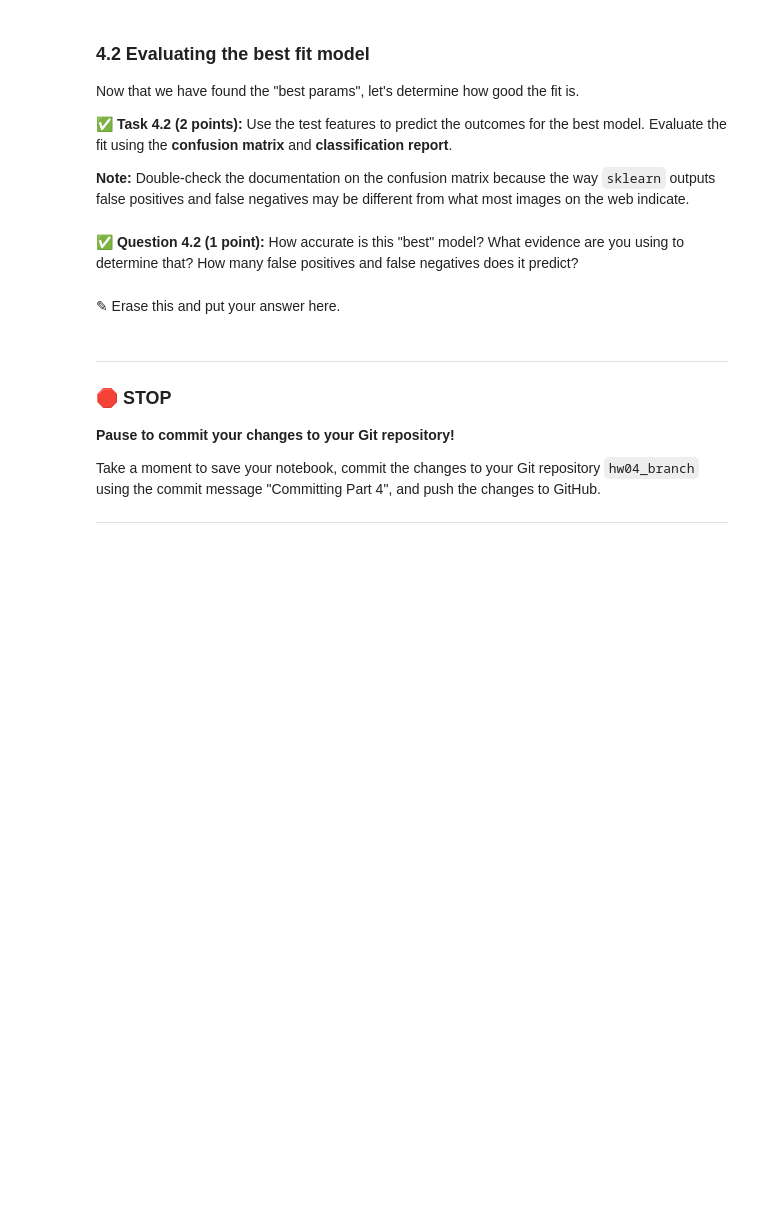
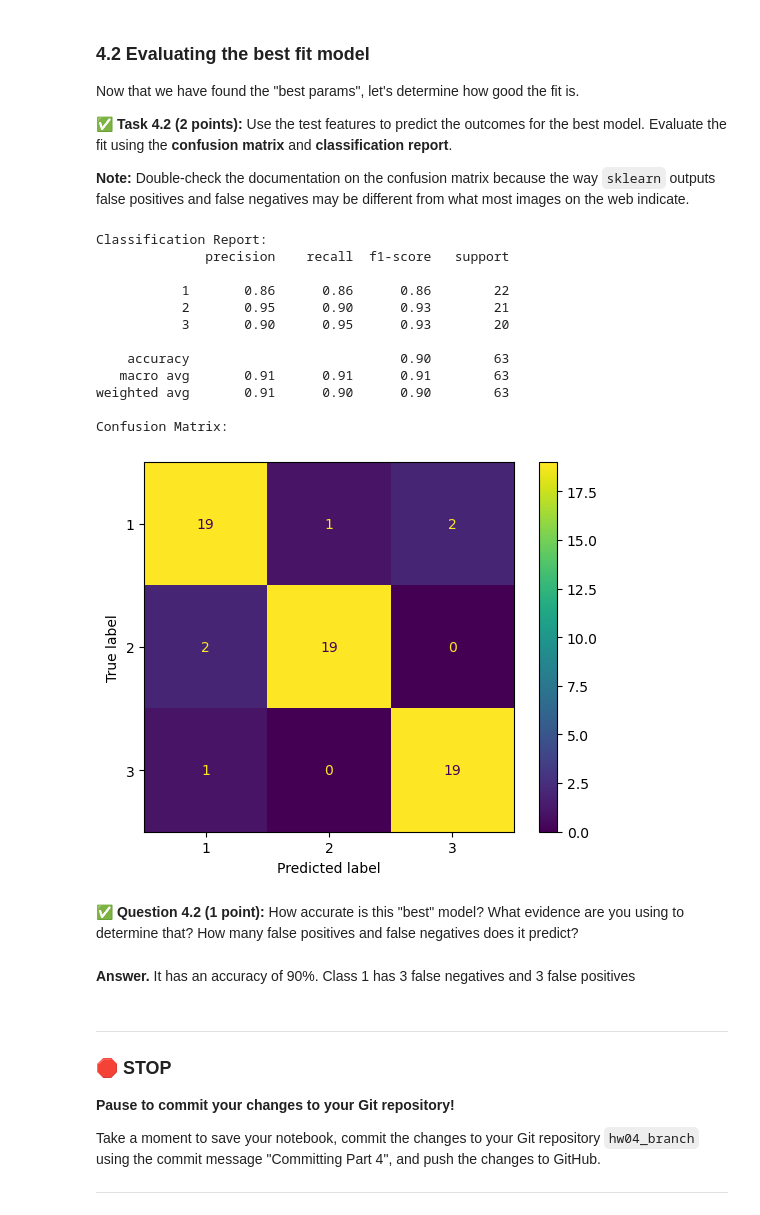
Before and after one commit to nathanjtaylor/CMSE202-f24-turnin, a Jupyter notebook: hw-04/hw-04.ipynb, the cells around one changed output. Cells and saved outputs as stored; diff of their text form; code cells hidden in the pictures; blank space fills up the shorter version.

```diff
--- a/hw-04/hw-04.ipynb
+++ b/hw-04/hw-04.ipynb
@@ -260,0 +260,15 @@ At this point, we have fit one model and determined it's performance, but is it
+# %%
+# Put your code here
+"""
+param_grid = {'C': [0.1, 1.0, 10.0, 100.0, 1000.0,],
+              'kernel': ['linear','rbf','sigmoid'],
+              'gamma': [0.01, 0.1, 1.0, 10.0]}
+"""
+param_grid = {'C': [10.0],
+              'kernel': ['linear', 'sigmoid', 'rbf'],
+              'gamma': [10.0]}
+
+clf = GridSearchCV(SVC(class_weight='balanced'), param_grid, n_jobs= -1)
+clf = clf.fit(feature_train, label_train)
+print("Best estimator found by grid search:")
+print(clf.best_params_)
@@ -275,7 +290,29 @@ Now that we have found the "best params", let's determine how good the fit is.
+# %%
+# Put your code here
+test_pred = clf.predict(feature_test)
+
+print("Classification Report:")
+print(classification_report(label_test, test_pred))
+print("Confusion Matrix:")
+ConfusionMatrixDisplay.from_estimator(clf, feature_test, label_test);
+# %% [output]
+Classification Report:
+              precision    recall  f1-score   support
+
+           1       0.86      0.86      0.86        22
+           2       0.95      0.90      0.93        21
+           3       0.90      0.95      0.93        20
+
+    accuracy                           0.90        63
+   macro avg       0.91      0.91      0.91        63
+weighted avg       0.91      0.90      0.90        63
+
+Confusion Matrix:
+[figure, added]
 # %% [markdown]
 &#9989; **Question 4.2 (1 point):** How accurate is this "best" model? What evidence are you using to determine that? How many false positives and false negatives does it predict?
-# %% [markdown]
-<font size=+3>&#9998;</font> Erase this and put your answer here.
+# %% [markdown]
+**Answer.** It has an accuracy of 90%. Class 1 has 3 false negatives and 3 false positives
 # %% [markdown]
 ---
 ### &#128721; STOP
```
Also changed, not shown: parts of 6 cells of this notebook.
